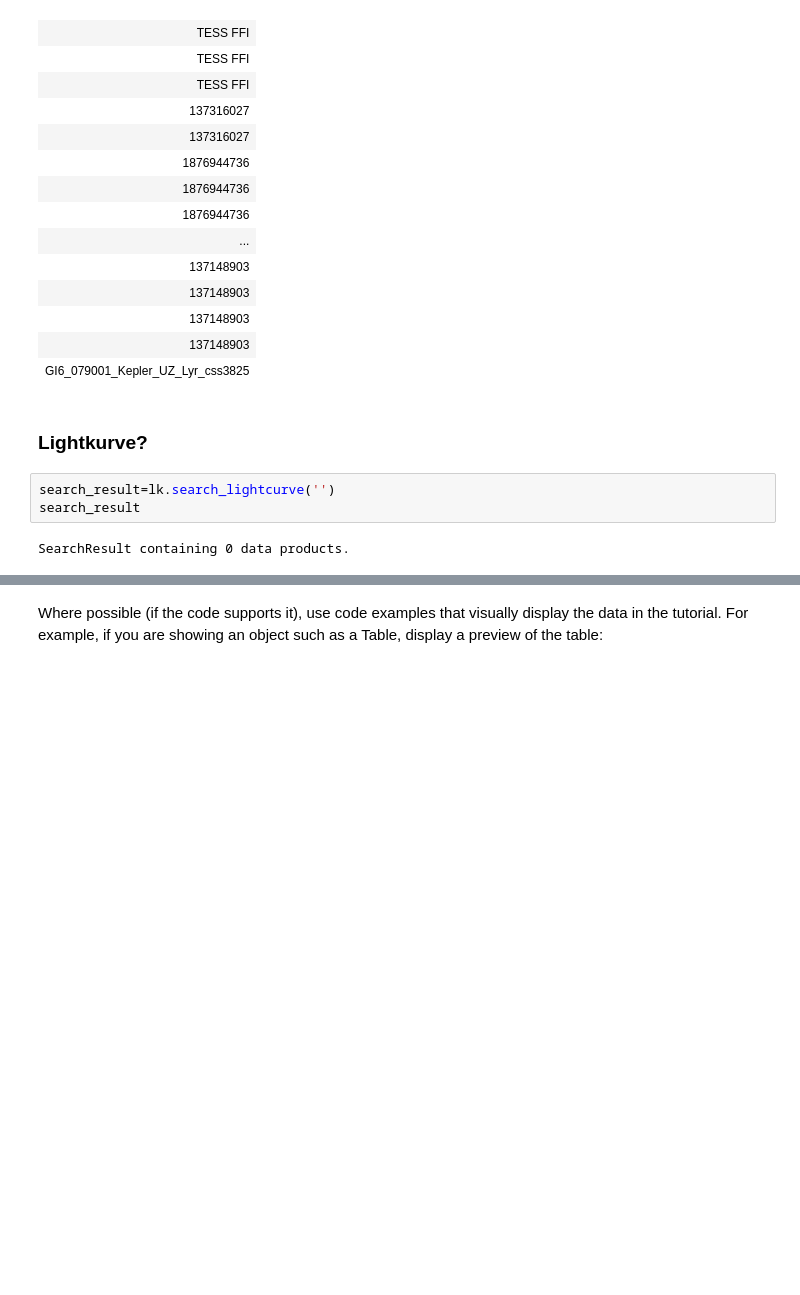
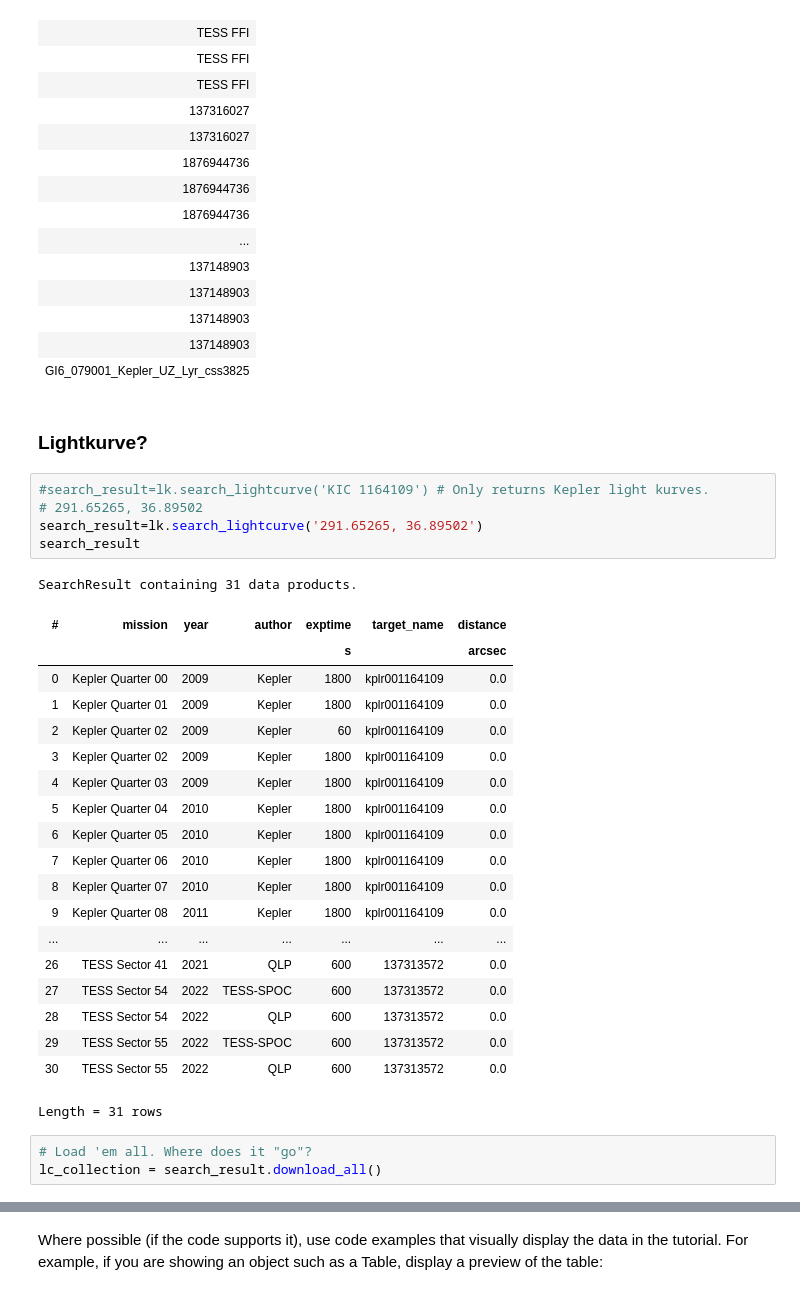
Before and after one commit to spacetelescope/project-tikebook, a Jupyter notebook: kepler_counterparts/kepler_counterparts.ipynb, the cells around one changed output, grey strips where cells are left out. Cells and saved outputs as stored; diff of their text form; blank space fills up the shorter version.

```diff
--- a/kepler_counterparts/kepler_counterparts.ipynb
+++ b/kepler_counterparts/kepler_counterparts.ipynb
@@ -154,8 +214,32 @@ obs_table['target_name']
 | GI6_079001_Kepler_UZ_Lyr_css3825 |
 # %% [markdown]
 ### Lightkurve?
-# %%
-search_result=lk.search_lightcurve('')
-search_result
-# %% [output]
-SearchResult containing 0 data products.
+# %%
+#search_result=lk.search_lightcurve('KIC 1164109') # Only returns Kepler light kurves.
+# 291.65265, 36.89502
+search_result=lk.search_lightcurve('291.65265, 36.89502')
+search_result
+# %% [output]
+SearchResult containing 31 data products.
+| # | mission | year | author | exptime | target_name | distance |
+|  |  |  |  | s |  | arcsec |
+| 0 | Kepler Quarter 00 | 2009 | Kepler | 1800 | kplr001164109 | 0.0 |
+| 1 | Kepler Quarter 01 | 2009 | Kepler | 1800 | kplr001164109 | 0.0 |
+| 2 | Kepler Quarter 02 | 2009 | Kepler | 60 | kplr001164109 | 0.0 |
+| 3 | Kepler Quarter 02 | 2009 | Kepler | 1800 | kplr001164109 | 0.0 |
+| 4 | Kepler Quarter 03 | 2009 | Kepler | 1800 | kplr001164109 | 0.0 |
+| 5 | Kepler Quarter 04 | 2010 | Kepler | 1800 | kplr001164109 | 0.0 |
+| 6 | Kepler Quarter 05 | 2010 | Kepler | 1800 | kplr001164109 | 0.0 |
+| 7 | Kepler Quarter 06 | 2010 | Kepler | 1800 | kplr001164109 | 0.0 |
+| 8 | Kepler Quarter 07 | 2010 | Kepler | 1800 | kplr001164109 | 0.0 |
+| 9 | Kepler Quarter 08 | 2011 | Kepler | 1800 | kplr001164109 | 0.0 |
+| ... | ... | ... | ... | ... | ... | ... |
+| 26 | TESS Sector 41 | 2021 | QLP | 600 | 137313572 | 0.0 |
+| 27 | TESS Sector 54 | 2022 | TESS-SPOC | 600 | 137313572 | 0.0 |
+| 28 | TESS Sector 54 | 2022 | QLP | 600 | 137313572 | 0.0 |
+| 29 | TESS Sector 55 | 2022 | TESS-SPOC | 600 | 137313572 | 0.0 |
+| 30 | TESS Sector 55 | 2022 | QLP | 600 | 137313572 | 0.0 |
+Length = 31 rows
+# %%
+# Load 'em all. Where does it "go"?
+lc_collection = search_result.download_all()
```
Also changed, not shown: parts of 15 cells of this notebook, 1 other file.
